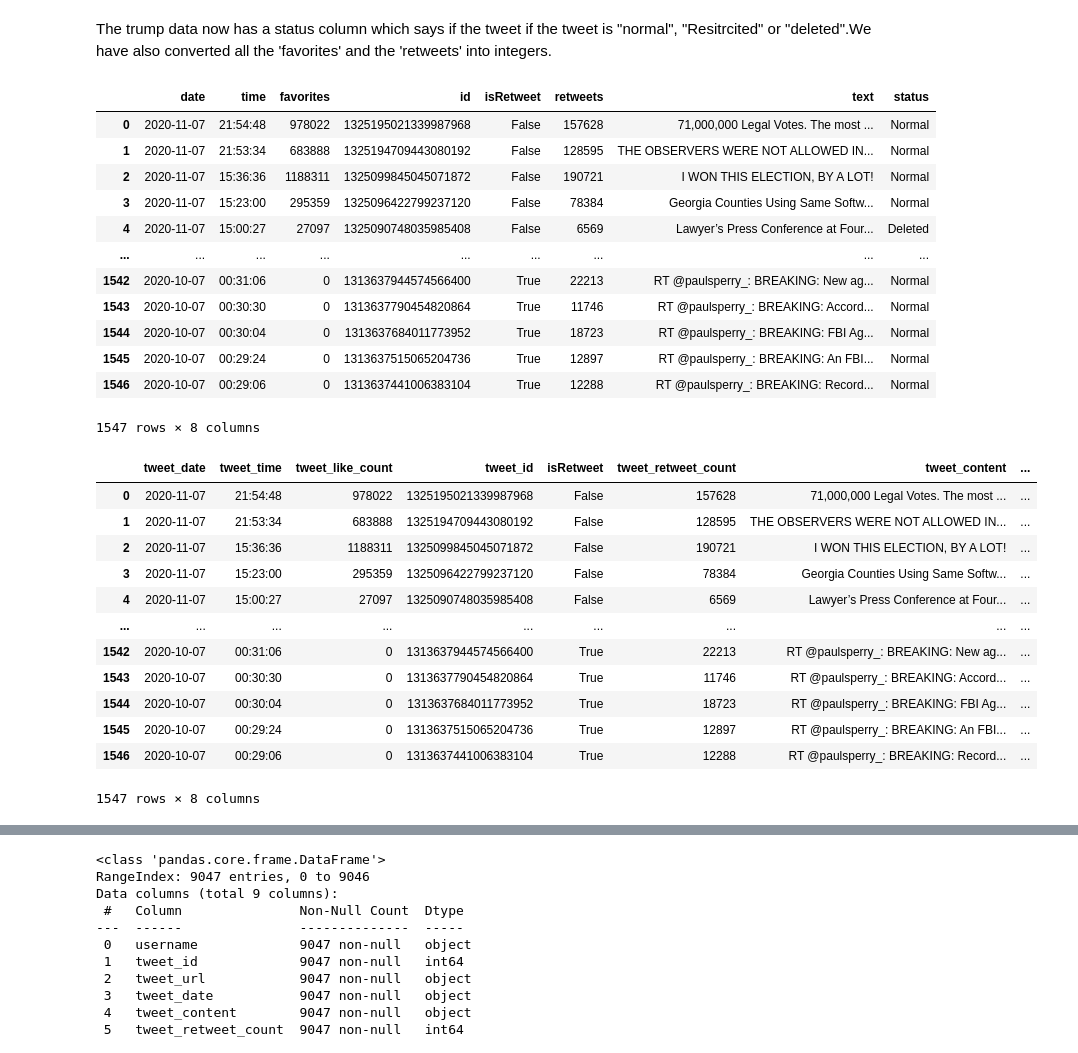
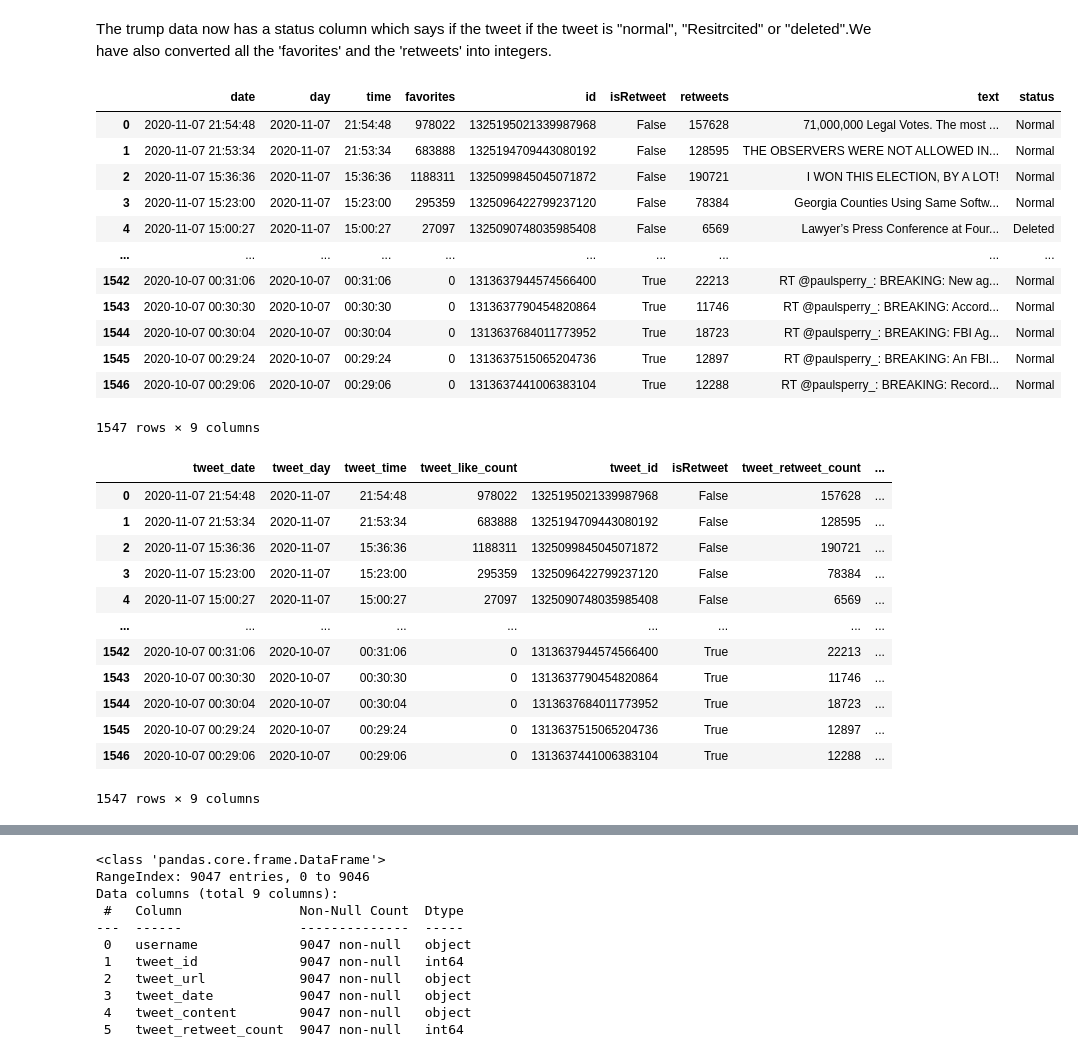
Before and after one commit to adityapalve/election-bets, a Jupyter notebook: election-bets.ipynb, the cells around one changed output, grey strips where cells are left out. Saved outputs shown, nothing was run; the diff lists cells and outputs as text; code cells hidden in the pictures.

Commit message:
Kaggle Notebook | election-bets | Version 2

```diff
--- a/election-bets.ipynb
+++ b/election-bets.ipynb
@@ -107,41 +109,41 @@ trump[trump['status'] == "Deleted"]
 The trump data now has a status column which says if the tweet if the tweet is "normal", "Resitrcited" or "deleted".We have also converted all the 'favorites' and the 'retweets' into integers.
 # %%
 trump.insert(1, 'time', pd.to_datetime(trump['date']).dt.time)
-trump['date'] = pd.to_datetime(trump['date']).dt.date
-trump = trump[trump['date']>=datetime.date(2020,10,7)]
+trump.insert(1, 'day', pd.to_datetime(trump['date']).dt.date)
+trump = trump[trump['day']>=datetime.date(2020,10,7)]
 trump
 # %% [output]
-|  | date | time | favorites | id | isRetweet | retweets | text | status |
-| 0 | 2020-11-07 | 21:54:48 | 978022 | 1325195021339987968 | False | 157628 | 71,000,000 Legal Votes. The most ... | Normal |
-| 1 | 2020-11-07 | 21:53:34 | 683888 | 1325194709443080192 | False | 128595 | THE OBSERVERS WERE NOT ALLOWED IN... | Normal |
-| 2 | 2020-11-07 | 15:36:36 | 1188311 | 1325099845045071872 | False | 190721 | I WON THIS ELECTION, BY A LOT! | Normal |
-| 3 | 2020-11-07 | 15:23:00 | 295359 | 1325096422799237120 | False | 78384 | Georgia Counties Using Same Softw... | Normal |
-| 4 | 2020-11-07 | 15:00:27 | 27097 | 1325090748035985408 | False | 6569 | Lawyer’s Press Conference at Four... | Deleted |
-| ... | ... | ... | ... | ... | ... | ... | ... | ... |
-| 1542 | 2020-10-07 | 00:31:06 | 0 | 1313637944574566400 | True | 22213 | RT @paulsperry_: BREAKING: New ag... | Normal |
-| 1543 | 2020-10-07 | 00:30:30 | 0 | 1313637790454820864 | True | 11746 | RT @paulsperry_: BREAKING: Accord... | Normal |
-| 1544 | 2020-10-07 | 00:30:04 | 0 | 1313637684011773952 | True | 18723 | RT @paulsperry_: BREAKING: FBI Ag... | Normal |
-| 1545 | 2020-10-07 | 00:29:24 | 0 | 1313637515065204736 | True | 12897 | RT @paulsperry_: BREAKING: An FBI... | Normal |
-| 1546 | 2020-10-07 | 00:29:06 | 0 | 1313637441006383104 | True | 12288 | RT @paulsperry_: BREAKING: Record... | Normal |
+|  | date | day | time | favorites | id | isRetweet | retweets | text | status |
+| 0 | 2020-11-07 21:54:48 | 2020-11-07 | 21:54:48 | 978022 | 1325195021339987968 | False | 157628 | 71,000,000 Legal Votes. The most ... | Normal |
+| 1 | 2020-11-07 21:53:34 | 2020-11-07 | 21:53:34 | 683888 | 1325194709443080192 | False | 128595 | THE OBSERVERS WERE NOT ALLOWED IN... | Normal |
+| 2 | 2020-11-07 15:36:36 | 2020-11-07 | 15:36:36 | 1188311 | 1325099845045071872 | False | 190721 | I WON THIS ELECTION, BY A LOT! | Normal |
+| 3 | 2020-11-07 15:23:00 | 2020-11-07 | 15:23:00 | 295359 | 1325096422799237120 | False | 78384 | Georgia Counties Using Same Softw... | Normal |
+| 4 | 2020-11-07 15:00:27 | 2020-11-07 | 15:00:27 | 27097 | 1325090748035985408 | False | 6569 | Lawyer’s Press Conference at Four... | Deleted |
+| ... | ... | ... | ... | ... | ... | ... | ... | ... | ... |
+| 1542 | 2020-10-07 00:31:06 | 2020-10-07 | 00:31:06 | 0 | 1313637944574566400 | True | 22213 | RT @paulsperry_: BREAKING: New ag... | Normal |
+| 1543 | 2020-10-07 00:30:30 | 2020-10-07 | 00:30:30 | 0 | 1313637790454820864 | True | 11746 | RT @paulsperry_: BREAKING: Accord... | Normal |
+| 1544 | 2020-10-07 00:30:04 | 2020-10-07 | 00:30:04 | 0 | 1313637684011773952 | True | 18723 | RT @paulsperry_: BREAKING: FBI Ag... | Normal |
+| 1545 | 2020-10-07 00:29:24 | 2020-10-07 | 00:29:24 | 0 | 1313637515065204736 | True | 12897 | RT @paulsperry_: BREAKING: An FBI... | Normal |
+| 1546 | 2020-10-07 00:29:06 | 2020-10-07 | 00:29:06 | 0 | 1313637441006383104 | True | 12288 | RT @paulsperry_: BREAKING: Record... | Normal |
-1547 rows × 8 columns
+1547 rows × 9 columns
 # %%
 #We now rename the columns of the trump to match the Biden data below
-trump.rename(columns={'date': 'tweet_date', 'time': 'tweet_time', 'favorites':'tweet_like_count','id':'tweet_id', 'retweets':'tweet_retweet_count', 'text':'tweet_content'}, inplace=True)
+trump.rename(columns={'date': 'tweet_date', 'day': 'tweet_day', 'time': 'tweet_time', 'favorites':'tweet_like_count','id':'tweet_id', 'retweets':'tweet_retweet_count', 'text':'tweet_content'}, inplace=True)
 trump
 # %% [output]
-|  | tweet_date | tweet_time | tweet_like_count | tweet_id | isRetweet | tweet_retweet_count | tweet_content | ... |
-| 0 | 2020-11-07 | 21:54:48 | 978022 | 1325195021339987968 | False | 157628 | 71,000,000 Legal Votes. The most ... | ... |
-| 1 | 2020-11-07 | 21:53:34 | 683888 | 1325194709443080192 | False | 128595 | THE OBSERVERS WERE NOT ALLOWED IN... | ... |
-| 2 | 2020-11-07 | 15:36:36 | 1188311 | 1325099845045071872 | False | 190721 | I WON THIS ELECTION, BY A LOT! | ... |
-| 3 | 2020-11-07 | 15:23:00 | 295359 | 1325096422799237120 | False | 78384 | Georgia Counties Using Same Softw... | ... |
-| 4 | 2020-11-07 | 15:00:27 | 27097 | 1325090748035985408 | False | 6569 | Lawyer’s Press Conference at Four... | ... |
+|  | tweet_date | tweet_day | tweet_time | tweet_like_count | tweet_id | isRetweet | tweet_retweet_count | ... |
+| 0 | 2020-11-07 21:54:48 | 2020-11-07 | 21:54:48 | 978022 | 1325195021339987968 | False | 157628 | ... |
+| 1 | 2020-11-07 21:53:34 | 2020-11-07 | 21:53:34 | 683888 | 1325194709443080192 | False | 128595 | ... |
+| 2 | 2020-11-07 15:36:36 | 2020-11-07 | 15:36:36 | 1188311 | 1325099845045071872 | False | 190721 | ... |
+| 3 | 2020-11-07 15:23:00 | 2020-11-07 | 15:23:00 | 295359 | 1325096422799237120 | False | 78384 | ... |
+| 4 | 2020-11-07 15:00:27 | 2020-11-07 | 15:00:27 | 27097 | 1325090748035985408 | False | 6569 | ... |
 | ... | ... | ... | ... | ... | ... | ... | ... | ... |
-| 1542 | 2020-10-07 | 00:31:06 | 0 | 1313637944574566400 | True | 22213 | RT @paulsperry_: BREAKING: New ag... | ... |
-| 1543 | 2020-10-07 | 00:30:30 | 0 | 1313637790454820864 | True | 11746 | RT @paulsperry_: BREAKING: Accord... | ... |
-| 1544 | 2020-10-07 | 00:30:04 | 0 | 1313637684011773952 | True | 18723 | RT @paulsperry_: BREAKING: FBI Ag... | ... |
-| 1545 | 2020-10-07 | 00:29:24 | 0 | 1313637515065204736 | True | 12897 | RT @paulsperry_: BREAKING: An FBI... | ... |
-| 1546 | 2020-10-07 | 00:29:06 | 0 | 1313637441006383104 | True | 12288 | RT @paulsperry_: BREAKING: Record... | ... |
+| 1542 | 2020-10-07 00:31:06 | 2020-10-07 | 00:31:06 | 0 | 1313637944574566400 | True | 22213 | ... |
+| 1543 | 2020-10-07 00:30:30 | 2020-10-07 | 00:30:30 | 0 | 1313637790454820864 | True | 11746 | ... |
+| 1544 | 2020-10-07 00:30:04 | 2020-10-07 | 00:30:04 | 0 | 1313637684011773952 | True | 18723 | ... |
+| 1545 | 2020-10-07 00:29:24 | 2020-10-07 | 00:29:24 | 0 | 1313637515065204736 | True | 12897 | ... |
+| 1546 | 2020-10-07 00:29:06 | 2020-10-07 | 00:29:06 | 0 | 1313637441006383104 | True | 12288 | ... |
-1547 rows × 8 columns
+1547 rows × 9 columns
 # %%
 biden_tweets
 # %% [output]
```
Also changed, not shown: parts of 7 cells of this notebook.
